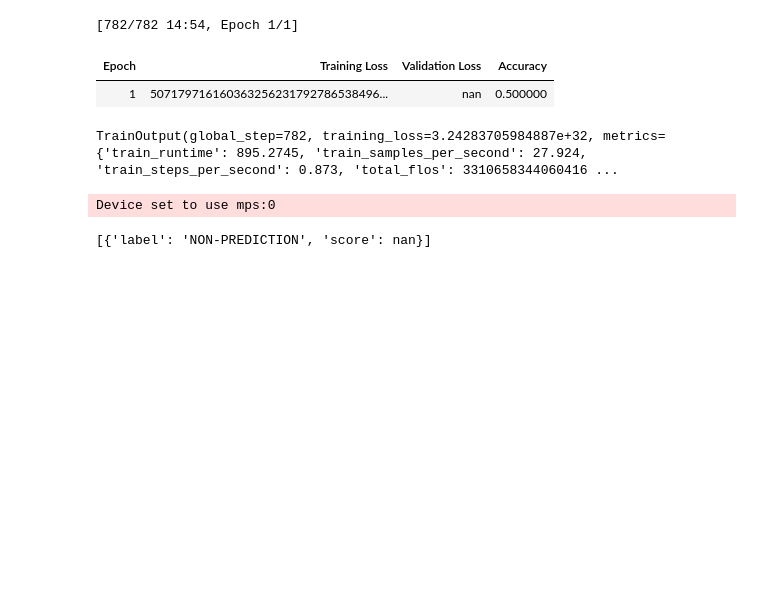
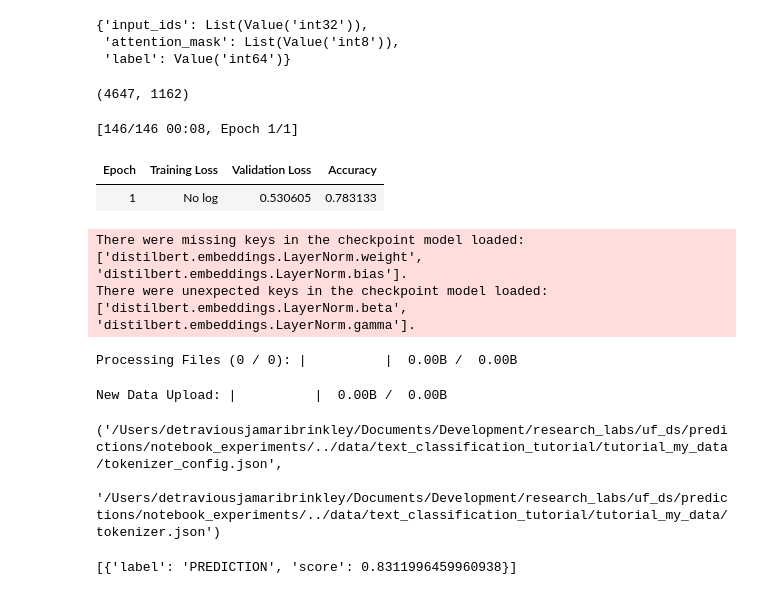
Before and after one commit to ufdatastudio/predictions, a Jupyter notebook: notebook_experiments/tutorial-text_classification_hf-my_data.ipynb, the cells around one changed output. Drawn from its saved outputs; the diff is of its cells as text; code cells hidden in the pictures; blank space fills up the shorter version.

Commit message:
fix: classifying with distilbert + val loss and accuracy

```diff
--- a/notebook_experiments/tutorial-text_classification_hf-my_data.ipynb
+++ b/notebook_experiments/tutorial-text_classification_hf-my_data.ipynb
@@ -50,14 +24,13 @@ imdb["test"][0]
 # %%
 # Get original dataset
-data_path = os.path.join(notebook_dir, '../data/')
-train_p_o_path = os.path.join(data_path, 'text_classification_tutorial/train_dict.json')
-test_p_o_path = os.path.join(data_path, 'text_classification_tutorial/test_dict.json')
+base_data_path = DataProcessing.load_base_data_path(notebook_dir)
+train_p_o_path = os.path.join(base_data_path, 'text_classification_tutorial/train_dict-v2.json')
+test_p_o_path = os.path.join(base_data_path, 'text_classification_tutorial/test_dict-v2.json')
 files_by_split = {
     'train': str(train_p_o_path),
     'test': str(test_p_o_path)
 }
 dataset = load_dataset('json', data_files=files_by_split)
-
 dataset
 # %% [output]
 DatasetDict({
@@ -82 +110,18 @@ tokenized_imdb = imdb.map(preprocess_function, batched=True)
+# %%
+def convert_to_dataset(tokenized_sentences, labels):
+    data = {
+        "input_ids": [],
+        "attention_mask": [],
+        "label": []
+    }
+
+    for idx in range(len(tokenized_sentences)):
+        data["input_ids"].append(tokenized_sentences[idx]["input_ids"])
+        data["attention_mask"].append(tokenized_sentences[idx]["attention_mask"])
+        data["label"].append(labels[idx])
+
+    return Dataset.from_dict(data)
+
+train_dataset = convert_to_dataset(tokenized_train_sentences, train_labels)
+test_dataset = convert_to_dataset(tokenized_test_sentences, test_labels)
 # %%
@@ -110,33 +167,51 @@ You should probably TRAIN this model on a down-stream task to be able to use it
+# %%
+test_dataset.features
+# %% [output]
+{'input_ids': List(Value('int32')),
+ 'attention_mask': List(Value('int8')),
+ 'label': Value('int64')}
+# %%
+len(train_dataset), len(test_dataset)
+# %% [output]
+(4647, 1162)
 # %%
+output_dir = os.path.join(base_data_path, 'text_classification_tutorial', 'tutorial_my_data')
 training_args = TrainingArguments(
-    output_dir="my_awesome_model",
-    learning_rate=20,
+    output_dir=output_dir,
+    learning_rate=.2,
     per_device_train_batch_size=32,
     per_device_eval_batch_size=32,
     num_train_epochs=1,
-    weight_decay=1,
+    weight_decay=0.01,
     eval_strategy="epoch",
     save_strategy="epoch",
     load_best_model_at_end=True,
     push_to_hub=True,
 )
 
 trainer = Trainer(
     model=model,
     args=training_args,
-    train_dataset=tokenized_imdb["train"],
-    eval_dataset=tokenized_imdb["test"],
+    train_dataset=train_dataset,
+    eval_dataset=test_dataset,
     processing_class=tokenizer,
     data_collator=data_collator,
     compute_metrics=compute_metrics,
 )
 
 trainer.train()
+trainer.save_model(output_dir)
+tokenizer.save_pretrained(output_dir)
 # %% [output]
-[782/782 14:54, Epoch 1/1]
+[146/146 00:08, Epoch 1/1]
 | Epoch | Training Loss | Validation Loss | Accuracy |
-| 1 | 507179716160363256231792786538496... | nan | 0.500000 |
+| 1 | No log | 0.530605 | 0.783133 |
-TrainOutput(global_step=782, training_loss=3.24283705984887e+32, metrics={'train_runtime': 895.2745, 'train_samples_per_second': 27.924, 'train_steps_per_second': 0.873, 'total_flos': 3310658344060416 ...
+There were missing keys in the checkpoint model loaded: ['distilbert.embeddings.LayerNorm.weight', 'distilbert.embeddings.LayerNorm.bias'].
+There were unexpected keys in the checkpoint model loaded: ['distilbert.embeddings.LayerNorm.beta', 'distilbert.embeddings.LayerNorm.gamma'].
+Processing Files (0 / 0): |          |  0.00B /  0.00B
+New Data Upload: |          |  0.00B /  0.00B
+('/Users/detraviousjamaribrinkley/Documents/Development/research_labs/uf_ds/predictions/notebook_experiments/../data/text_classification_tutorial/tutorial_my_data/tokenizer_config.json',
+ '/Users/detraviousjamaribrinkley/Documents/Development/research_labs/uf_ds/predictions/notebook_experiments/../data/text_classification_tutorial/tutorial_my_data/tokenizer.json')
 # %%
 text = "This was a masterpiece. Not completely faithful to the books, but enthralling from beginning to end. Might be my favorite of the three."
 text = "JPMorgan Chase forecasts that the net profit at Microsoft will decrease in 2024/08/21."
@@ -145,11 +221,10 @@ from transformers import pipeline
 
 # model_path = os.path.join(data_path, '')
 
-classifier = pipeline("text-classification", model="my_awesome_model")
+classifier = pipeline("text-classification", model=output_dir)
 classifier(text)
 # %% [output]
-Device set to use mps:0
+[{'label': 'PREDICTION', 'score': 0.8311996459960938}]
-[{'label': 'NON-PREDICTION', 'score': nan}]
 # %%
 from transformers import AutoTokenizer
 
```
Also changed, not shown: parts of 20 cells of this notebook, 2 other files.
